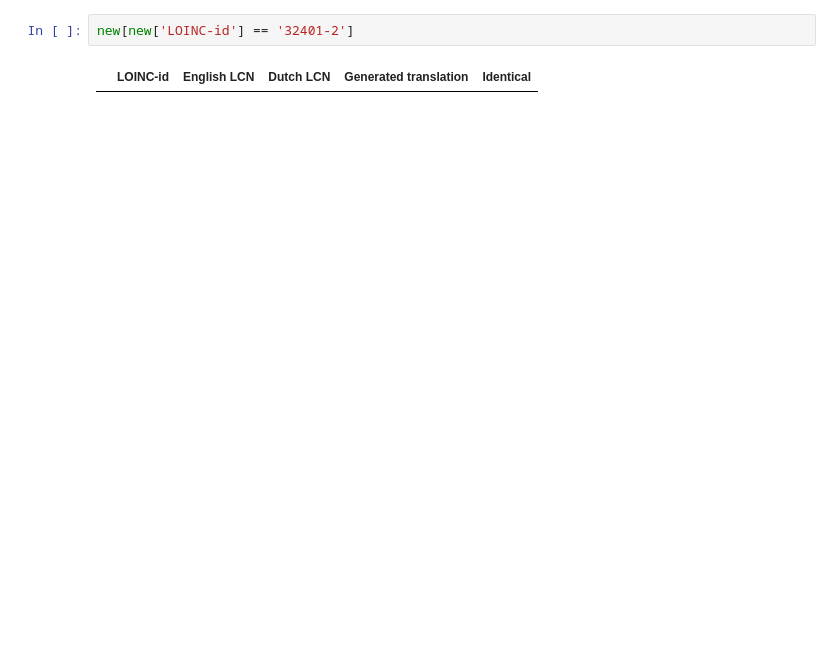
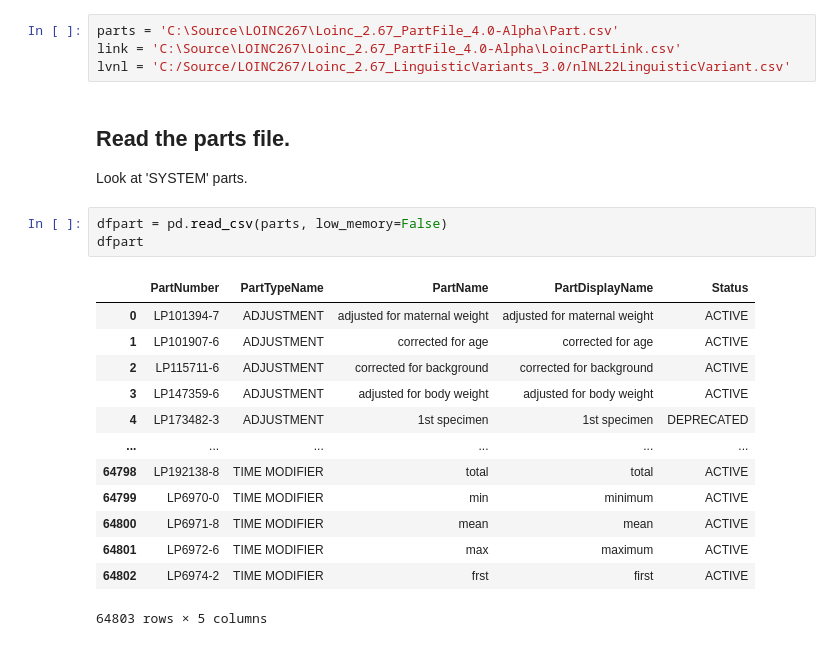
Before and after one commit to Nictiz/Labcodeset, a Jupyter notebook: scratchpad.ipynb, the cells around one changed output. Cells and saved outputs as stored; diff of their text form; blank space fills up the shorter version.

```diff
--- a/scratchpad.ipynb
+++ b/scratchpad.ipynb
@@ -25,4 +4,24 @@ new
-# %%
-new[new['LOINC-id'] == '32401-2']
-# %% [output]
-|  | LOINC-id | English LCN | Dutch LCN | Generated translation | Identical |
+# %%
+parts = 'C:\Source\LOINC267\Loinc_2.67_PartFile_4.0-Alpha\Part.csv'
+link = 'C:\Source\LOINC267\Loinc_2.67_PartFile_4.0-Alpha\LoincPartLink.csv'
+lvnl = 'C:/Source/LOINC267/Loinc_2.67_LinguisticVariants_3.0/nlNL22LinguisticVariant.csv'
+# %% [markdown]
+## Read the parts file.
+Look at 'SYSTEM' parts.
+# %%
+dfpart = pd.read_csv(parts, low_memory=False)
+dfpart
+# %% [output]
+|  | PartNumber | PartTypeName | PartName | PartDisplayName | Status |
+| 0 | LP101394-7 | ADJUSTMENT | adjusted for maternal weight | adjusted for maternal weight | ACTIVE |
+| 1 | LP101907-6 | ADJUSTMENT | corrected for age | corrected for age | ACTIVE |
+| 2 | LP115711-6 | ADJUSTMENT | corrected for background | corrected for background | ACTIVE |
+| 3 | LP147359-6 | ADJUSTMENT | adjusted for body weight | adjusted for body weight | ACTIVE |
+| 4 | LP173482-3 | ADJUSTMENT | 1st specimen | 1st specimen | DEPRECATED |
+| ... | ... | ... | ... | ... | ... |
+| 64798 | LP192138-8 | TIME MODIFIER | total | total | ACTIVE |
+| 64799 | LP6970-0 | TIME MODIFIER | min | minimum | ACTIVE |
+| 64800 | LP6971-8 | TIME MODIFIER | mean | mean | ACTIVE |
+| 64801 | LP6972-6 | TIME MODIFIER | max | maximum | ACTIVE |
+| 64802 | LP6974-2 | TIME MODIFIER | frst | first | ACTIVE |
+64803 rows × 5 columns
```
Also changed, not shown: parts of 6 cells of this notebook, 21 other files.
